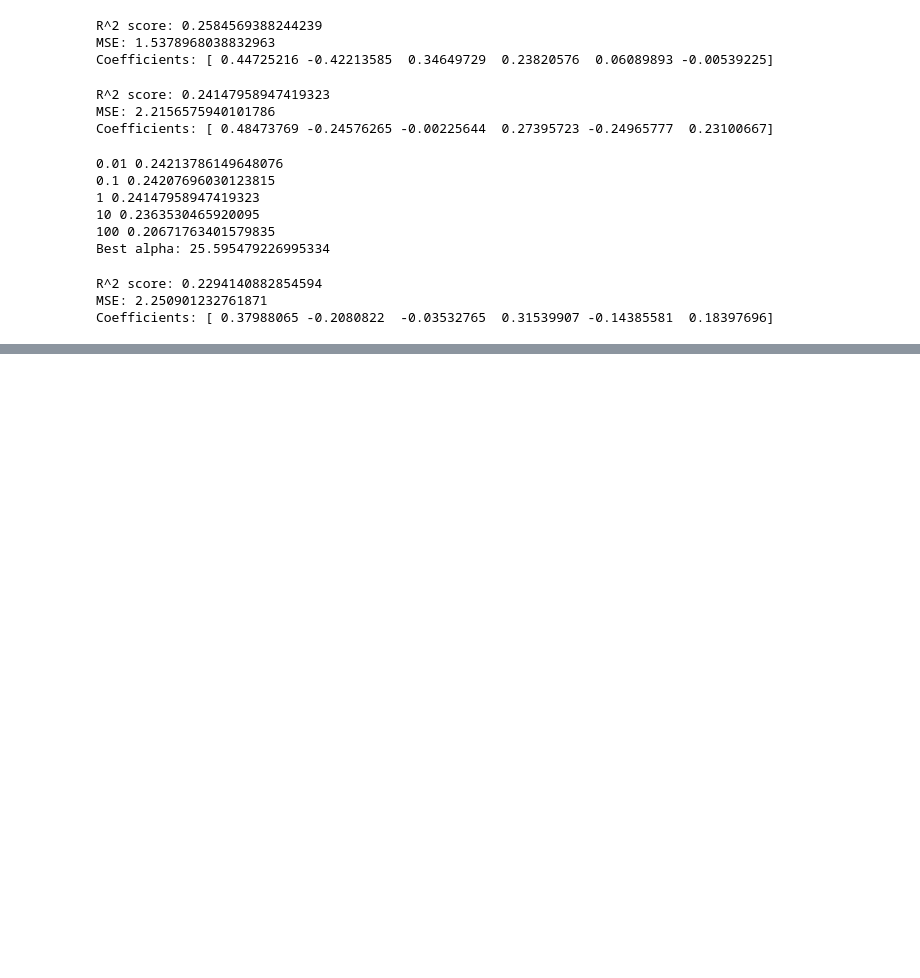
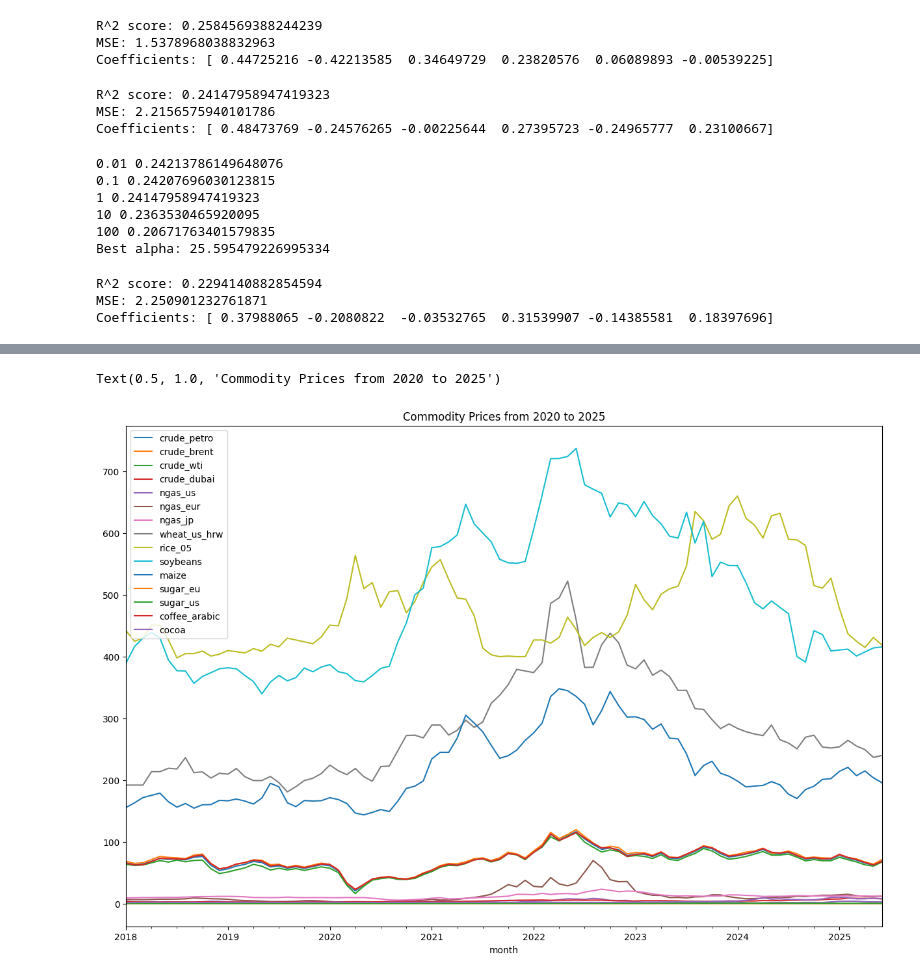
Before and after one commit to steveC-ai/Commodity-Market-Dynamics-Price-Drivers-and-Strategy-Backtesting, a Jupyter notebook: notebook/commodity.prices.ipynb, the cells around one changed output, grey strips where cells are left out. Cells and saved outputs as stored; diff of their text form; code cells hidden in the pictures; blank space fills up the shorter version.

```diff
--- a/notebook/commodity.prices.ipynb
+++ b/notebook/commodity.prices.ipynb
@@ -1241,4 +1241,14 @@ Coefficients: [ 0.37988065 -0.2080822  -0.03532765  0.31539907 -0.14385581  0.18
 ## Multiple grains have a negative correlation with US natural gas prices, which is counterintuitive and warrants further investigation.
 ## Crude oil consistently emerges as the most significant predictor across all commodities, underscoring its central role in agricultural commodity pricing.
 # %%
-# Ridge regression with laggs for wheat prices
+# ANALYSIS WITH SMALLER TIMEFRAMES:
+###################################
+
+# Let's see if we can get different results by limiting the timeframe of the analysis to more recent years
+# Filter data for the last 6 years
+recent_data = comdata[comdata.index >= "2018-01-01"]
+cols = [
+    "crude_petro", "crude_brent", "crude_wti", "crude_dubai", "ngas_us", "ngas_eur", "ngas_jp",
+    "wheat_us_hrw", "rice_05", "soybeans", "maize", "sugar_eu", "sugar_us", "coffee_arabic", "cocoa"
+]
+recent_data[cols].describe()
@@ -1244,0 +1265,7 @@ Coefficients: [ 0.37988065 -0.2080822  -0.03532765  0.31539907 -0.14385581  0.18
+# %%
+# Plot recent data
+recent_data[cols].plot(figsize=(15, 10))
+plt.title("Commodity Prices from 2020 to 2025")
+# %% [output]
+Text(0.5, 1.0, 'Commodity Prices from 2020 to 2025')
+[figure, added]
```
Also changed, not shown: parts of 9 cells of this notebook.
